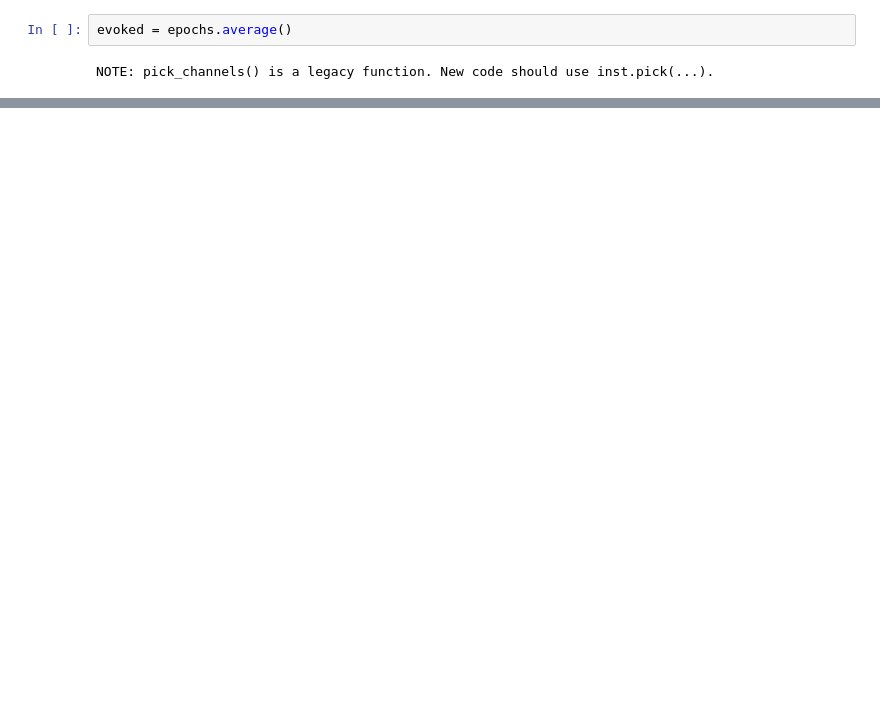
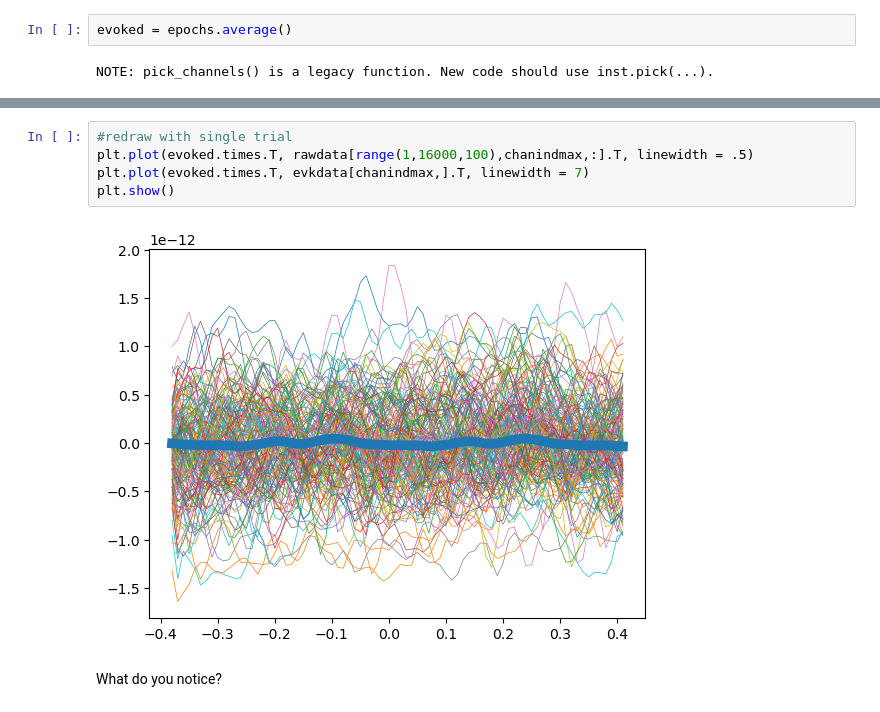
Before and after one commit to nathanweisz/methcogneurocode, a Jupyter notebook: Lecture1.ipynb, the cells around one changed output, grey strips where cells are left out. Cells and saved outputs as stored; diff of their text form; blank space fills up the shorter version.

```diff
--- a/Lecture1.ipynb
+++ b/Lecture1.ipynb
@@ -114,0 +139,9 @@ Type:      function
+# %%
+#redraw with single trial
+plt.plot(evoked.times.T, rawdata[range(1,16000,100),chanindmax,:].T, linewidth = .5)
+plt.plot(evoked.times.T, evkdata[chanindmax,].T, linewidth = 7)
+plt.show()
+# %% [output]
+[figure, added]
+# %% [markdown]
+What do you notice?
```
Also changed, not shown: parts of 13 cells of this notebook, 1 other file.
